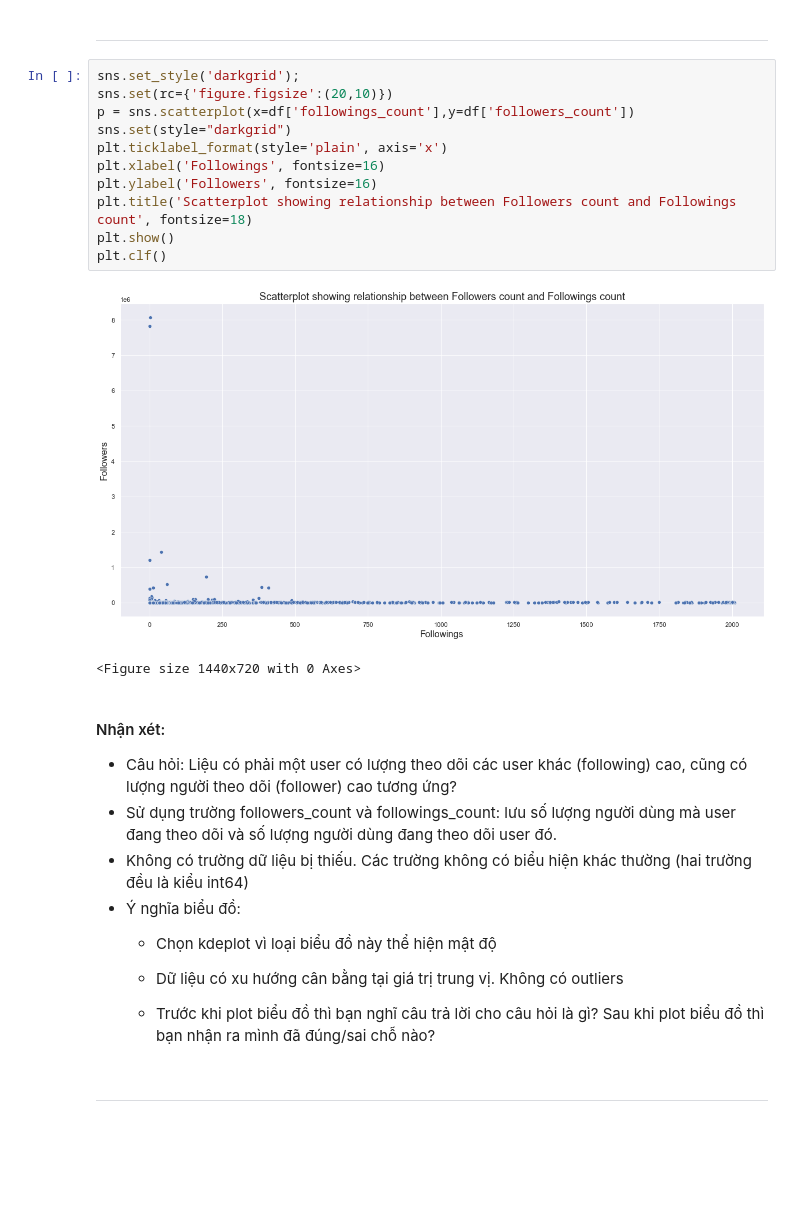
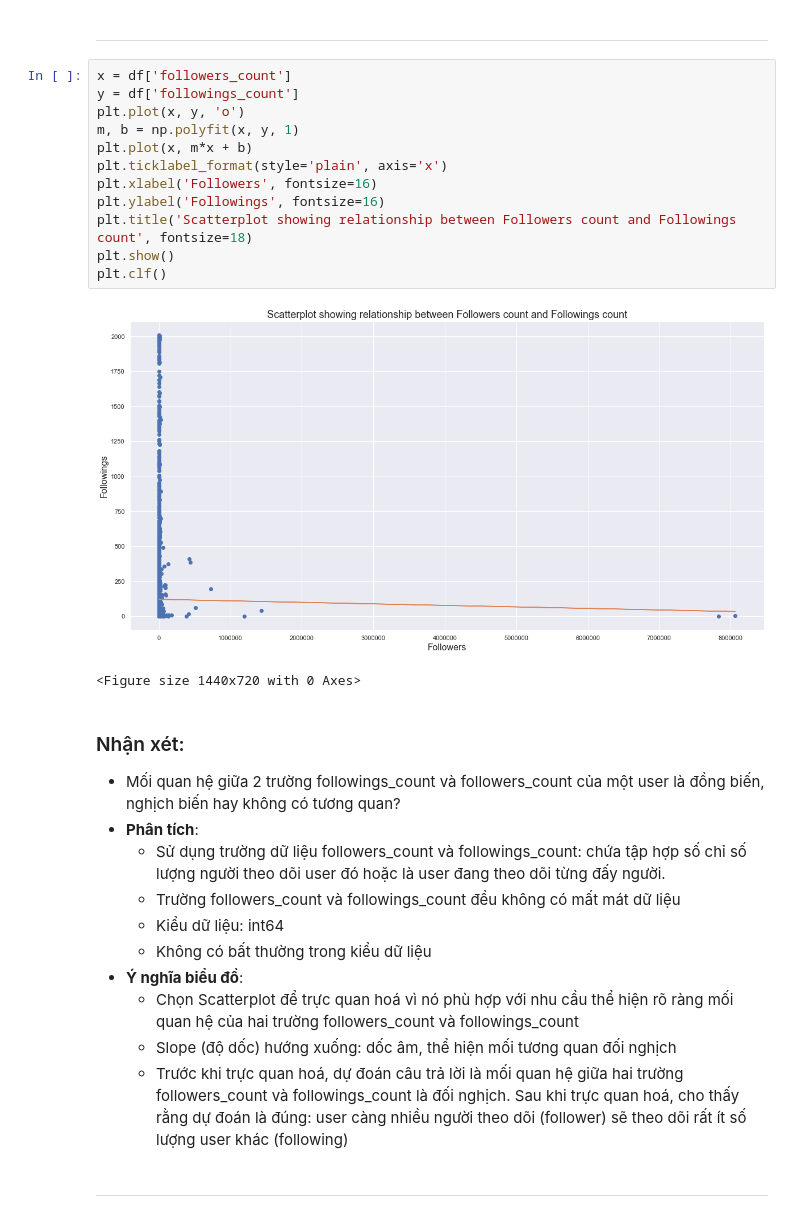
Before and after one commit to machung2001/SoundCloud, a Jupyter notebook: Project 2/Vỹ.ipynb, the cells around one changed output. Saved outputs shown, nothing was run; the diff lists cells and outputs as text; blank space fills up the shorter version.

```diff
--- a/Project 2/Vỹ.ipynb
+++ b/Project 2/Vỹ.ipynb
@@ -72,29 +62,32 @@ plt.clf()
 # %% [markdown]
 ______________________________________
 # %%
-sns.set_style('darkgrid');
-sns.set(rc={'figure.figsize':(20,10)})
-p = sns.scatterplot(x=df['followings_count'],y=df['followers_count'])
-sns.set(style="darkgrid")
+x = df['followers_count']
+y = df['followings_count']
+plt.plot(x, y, 'o')
+m, b = np.polyfit(x, y, 1)
+plt.plot(x, m*x + b)
 plt.ticklabel_format(style='plain', axis='x')
-plt.xlabel('Followings', fontsize=16)
-plt.ylabel('Followers', fontsize=16)
+plt.xlabel('Followers', fontsize=16)
+plt.ylabel('Followings', fontsize=16)
 plt.title('Scatterplot showing relationship between Followers count and Followings count', fontsize=18)
 plt.show()
 plt.clf()
 # %% [output]
-[figure, old version]
+[figure, new version]
 <Figure size 1440x720 with 0 Axes>
 # %% [markdown]
-#### Nhận xét:
-- Câu hỏi: Liệu có phải một user có lượng theo dõi các user khác (following) cao, cũng có lượng người theo dõi (follower) cao tương ứng?
-- Sử dụng trường followers_count và followings_count: lưu số lượng người dùng mà user đang theo dõi và số lượng người dùng đang theo dõi user đó.
-- Không có trường dữ liệu bị thiếu. Các trường không có biểu hiện khác thường (hai trường đều là kiểu int64)
-- Ý nghĩa biểu đồ:
-    + Chọn kdeplot vì loại biểu đồ này thể hiện mật độ
-    + Dữ liệu có xu hướng cân bằng tại giá trị trung vị. Không có outliers
-
-    + Trước khi plot biểu đồ thì bạn nghĩ câu trả lời cho câu hỏi là gì? Sau khi plot biểu đồ thì bạn nhận ra mình đã đúng/sai chỗ nào?
+### Nhận xét:
+- Mối quan hệ giữa 2 trường followings_count và followers_count của một user là đồng biến, nghịch biến hay không có tương quan?
+- **Phân tích**:
+    + Sử dụng trường dữ liệu followers_count và followings_count: chứa tập hợp số chỉ số lượng người theo dõi user đó hoặc là user đang theo dõi từng đấy người.
+    + Trường followers_count và followings_count đều không có mất mát dữ liệu
+    + Kiểu dữ liệu: int64
+    + Không có bất thường trong kiểu dữ liệu
+- **Ý nghĩa biểu đồ**:
+    + Chọn Scatterplot để trực quan hoá vì nó phù hợp với nhu cầu thể hiện rõ ràng mối quan hệ của hai trường followers_count và followings_count
+    + Slope (độ dốc) hướng xuống: dốc âm, thể hiện mối tương quan đối nghịch
+    + Trước khi trực quan hoá, dự đoán câu trả lời là mối quan hệ giữa hai trường followers_count và followings_count là đối nghịch. Sau khi trực quan hoá, cho thấy rằng dự đoán là đúng: user càng nhiều người theo dõi (follower) sẽ theo dõi rất ít số lượng user khác (following)
 # %% [markdown]
 _______________________________________
 # %%
```
Also changed, not shown: parts of 4 cells of this notebook.
